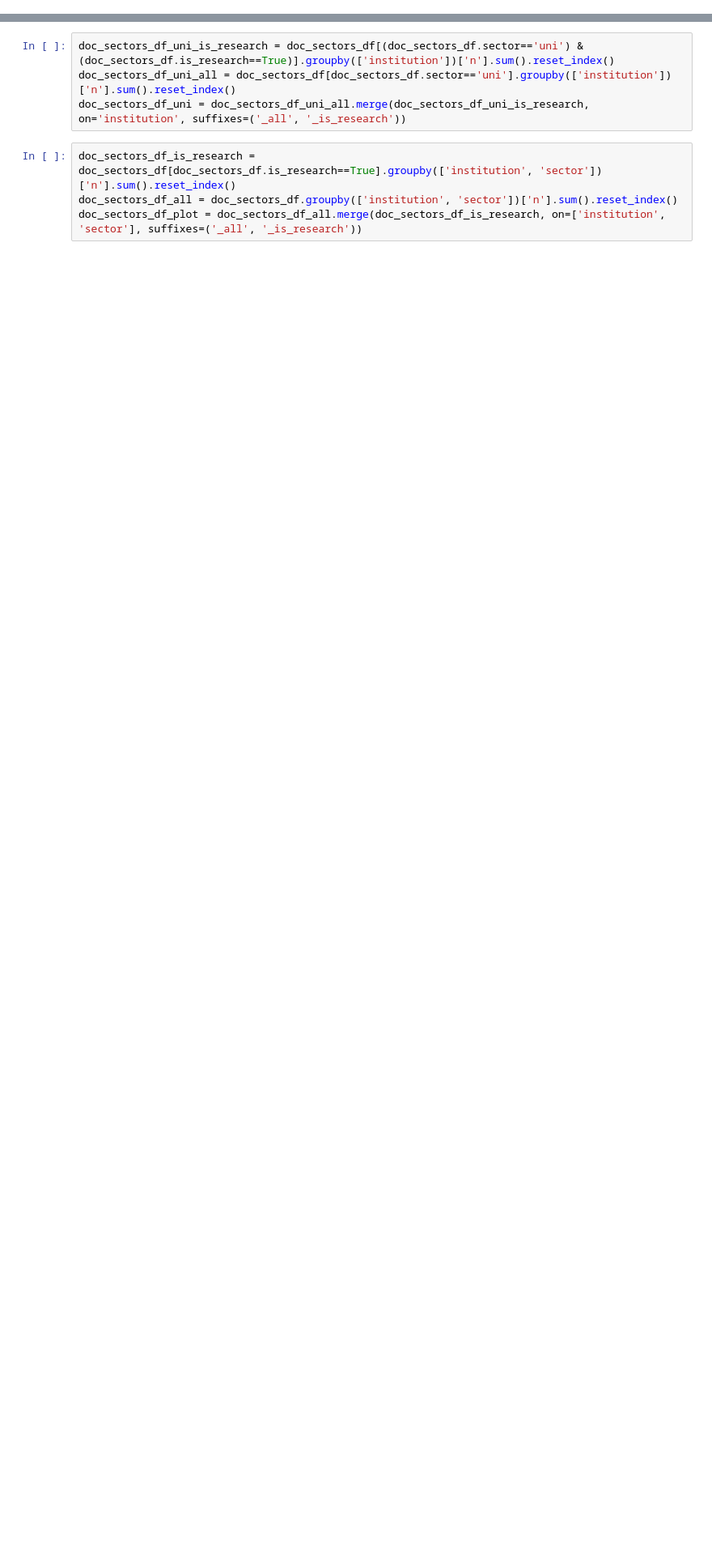
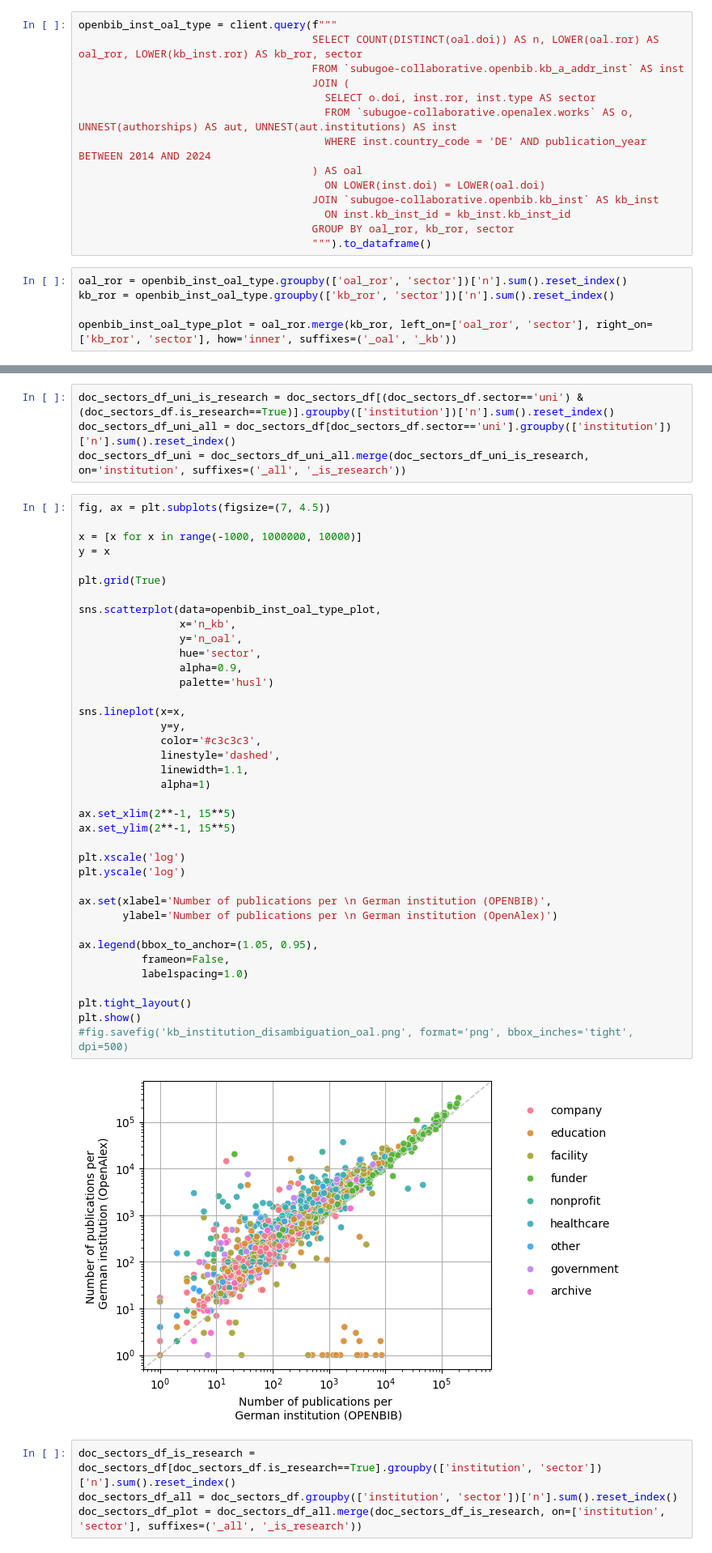
Before and after one commit to kbopenbib/kbopenbib_data, a Jupyter notebook: examples/bigquery_notebook.ipynb, the cells around one changed output, grey strips where cells are left out. Shown at 81% size. Cells and saved outputs as stored; diff of their text form; blank space fills up the shorter version.

```diff
--- a/examples/bigquery_notebook.ipynb
+++ b/examples/bigquery_notebook.ipynb
@@ -82,3 +135,22 @@ fig.savefig('kb_institution_disambiguation.png', format='png', bbox_inches='tigh
+# %%
+openbib_inst_oal_type = client.query(f"""
+                                     SELECT COUNT(DISTINCT(oal.doi)) AS n, LOWER(oal.ror) AS oal_ror, LOWER(kb_inst.ror) AS kb_ror, sector
+                                     FROM `subugoe-collaborative.openbib.kb_a_addr_inst` AS inst
+                                     JOIN (
+                                       SELECT o.doi, inst.ror, inst.type AS sector
+                                       FROM `subugoe-collaborative.openalex.works` AS o, UNNEST(authorships) AS aut, UNNEST(aut.institutions) AS inst
+                                       WHERE inst.country_code = 'DE' AND publication_year BETWEEN 2014 AND 2024
+                                     ) AS oal
+                                       ON LOWER(inst.doi) = LOWER(oal.doi)
+                                     JOIN `subugoe-collaborative.openbib.kb_inst` AS kb_inst
+                                       ON inst.kb_inst_id = kb_inst.kb_inst_id
+                                     GROUP BY oal_ror, kb_ror, sector
+                                     """).to_dataframe()
+# %%
+oal_ror = openbib_inst_oal_type.groupby(['oal_ror', 'sector'])['n'].sum().reset_index()
+kb_ror = openbib_inst_oal_type.groupby(['kb_ror', 'sector'])['n'].sum().reset_index()
+
+openbib_inst_oal_type_plot = oal_ror.merge(kb_ror, left_on=['oal_ror', 'sector'], right_on=['kb_ror', 'sector'], how='inner', suffixes=('_oal', '_kb'))
 # %%
 doc_sectors_df = client.query(f"""
                               SELECT COUNT(DISTINCT(dt.doi)) AS n, kb_inst_id AS institution, sector, is_research
@@ -92,6 +164,46 @@ doc_sectors_df = client.query(f"""
 doc_sectors_df_uni_is_research = doc_sectors_df[(doc_sectors_df.sector=='uni') & (doc_sectors_df.is_research==True)].groupby(['institution'])['n'].sum().reset_index()
 doc_sectors_df_uni_all = doc_sectors_df[doc_sectors_df.sector=='uni'].groupby(['institution'])['n'].sum().reset_index()
 doc_sectors_df_uni = doc_sectors_df_uni_all.merge(doc_sectors_df_uni_is_research, on='institution', suffixes=('_all', '_is_research'))
+# %%
+fig, ax = plt.subplots(figsize=(7, 4.5))
+
+x = [x for x in range(-1000, 1000000, 10000)]
+y = x
+
+plt.grid(True)
+
+sns.scatterplot(data=openbib_inst_oal_type_plot,
+                x='n_kb',
+                y='n_oal',
+                hue='sector',
+                alpha=0.9,
+                palette='husl')
+
+sns.lineplot(x=x,
+             y=y,
+             color='#c3c3c3',
+             linestyle='dashed',
+             linewidth=1.1,
+             alpha=1)
+
+ax.set_xlim(2**-1, 15**5)
+ax.set_ylim(2**-1, 15**5)
+
+plt.xscale('log')
+plt.yscale('log')
+
+ax.set(xlabel='Number of publications per \n German institution (OPENBIB)',
+       ylabel='Number of publications per \n German institution (OpenAlex)')
+
+ax.legend(bbox_to_anchor=(1.05, 0.95),
+          frameon=False,
+          labelspacing=1.0)
+
+plt.tight_layout()
+plt.show()
+#fig.savefig('kb_institution_disambiguation_oal.png', format='png', bbox_inches='tight', dpi=500)
+# %% [output]
+[figure, added]
 # %%
 doc_sectors_df_is_research = doc_sectors_df[doc_sectors_df.is_research==True].groupby(['institution', 'sector'])['n'].sum().reset_index()
 doc_sectors_df_all = doc_sectors_df.groupby(['institution', 'sector'])['n'].sum().reset_index()
```
Also changed, not shown: parts of 5 cells of this notebook, 1 other file.
